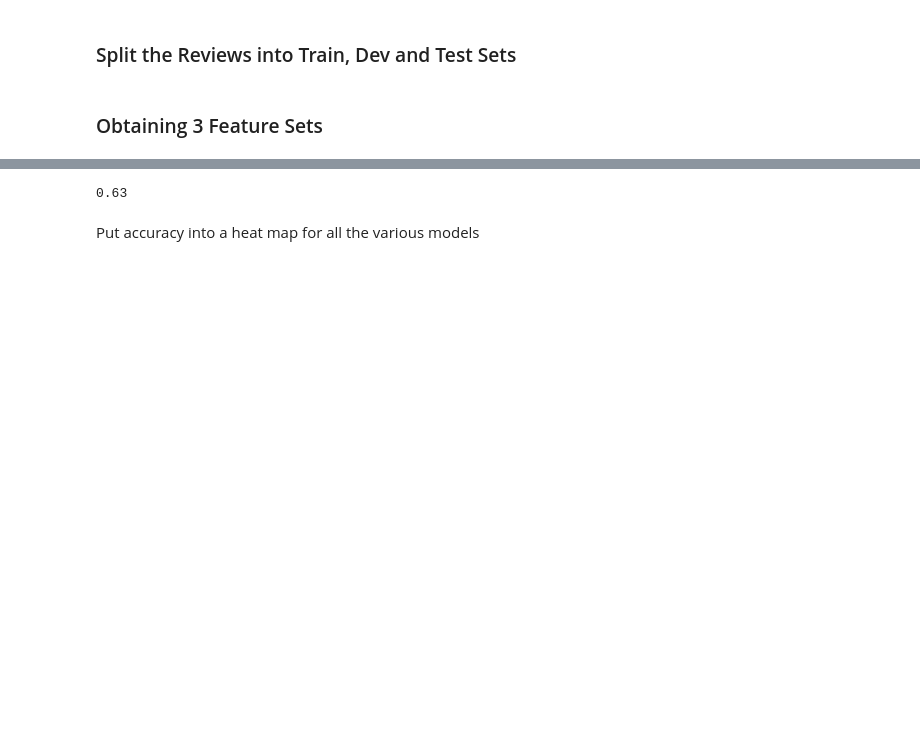
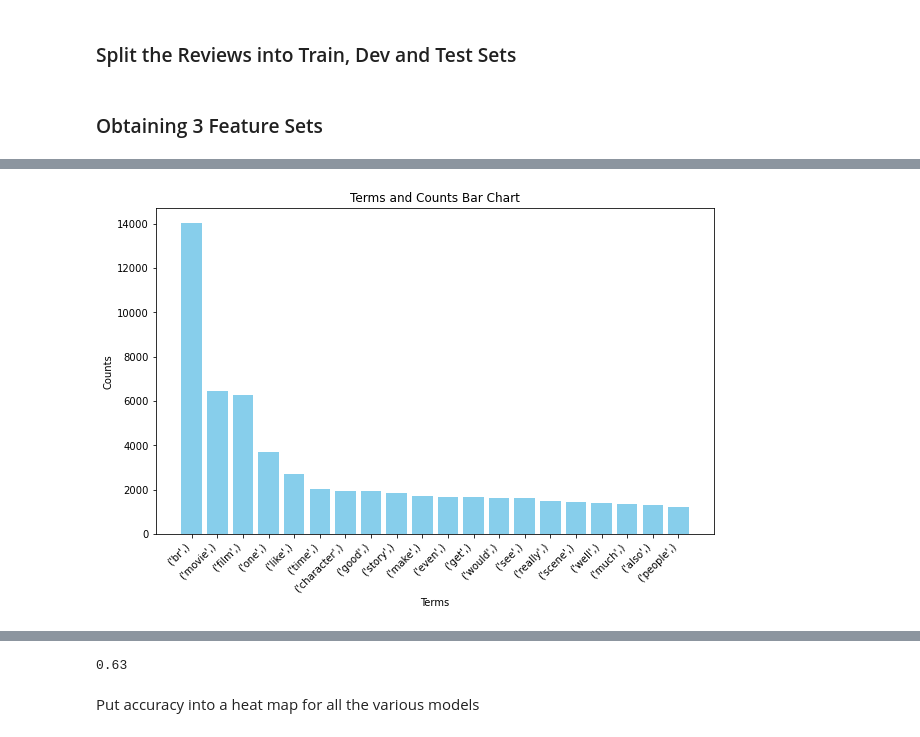
Before and after one commit to LChilvers05/NLP_Sentiment_Analysis, a Jupyter notebook: assignment.ipynb, the cells around one changed output, grey strips where cells are left out. Cells and saved outputs as stored; diff of their text form; code cells hidden in the pictures; blank space fills up the shorter version.

Commit message:
count graph

```diff
--- a/assignment.ipynb
+++ b/assignment.ipynb
@@ -6,8 +6,8 @@
 # %%
 import os
 import re
+import nltk
 from sklearn.model_selection import train_test_split
-import nltk
 from sklearn.naive_bayes import MultinomialNB
 from sklearn.linear_model import SGDClassifier
 from sklearn.svm import SVC
@@ -21,6 +21,8 @@ from preprocessor import MyPreprocessor
 from feature_generator import NormTech
 from feature_generator import MyFeatureGenerator
 from naive_bayes import MyNaiveBayesClassifier
+from helpers import Helpers
+helpers = Helpers()
 # %% [output]
 [nltk_data] Downloading package punkt to
 [nltk_data]     /Users/leechilvers/nltk_data...
@@ -71 +79,20 @@ x_dev, x_test, y_dev, y_test = train_test_split(x_test, y_test, test_size=0.5, r
+# %%
+# preprocess data using the methods specified
+
+# unigrams
+preprocessor = MyPreprocessor()
+train_revs = preprocessor.preprocess(x_train, n_gram_len=1)
+dev_revs = preprocessor.preprocess(x_dev, n_gram_len=1)
+
+# generate features with frequency normalisation
+feature_generator = MyFeatureGenerator(preprocessor.vocab)
+train_set_unigrams = feature_generator.generate_features(train_revs, NormTech.FREQ_NORM)
+
+# present graph of count of most common features
+helpers.plot_graph(feature_generator, 20)
+
+# do same with dev set to evaluate
+dev_set_unigrams = feature_generator.generate_features(dev_revs, NormTech.FREQ_NORM)
+# %% [output]
+[figure, added]
 # %%
```
Also changed, not shown: parts of 8 cells of this notebook, 2 other files.
